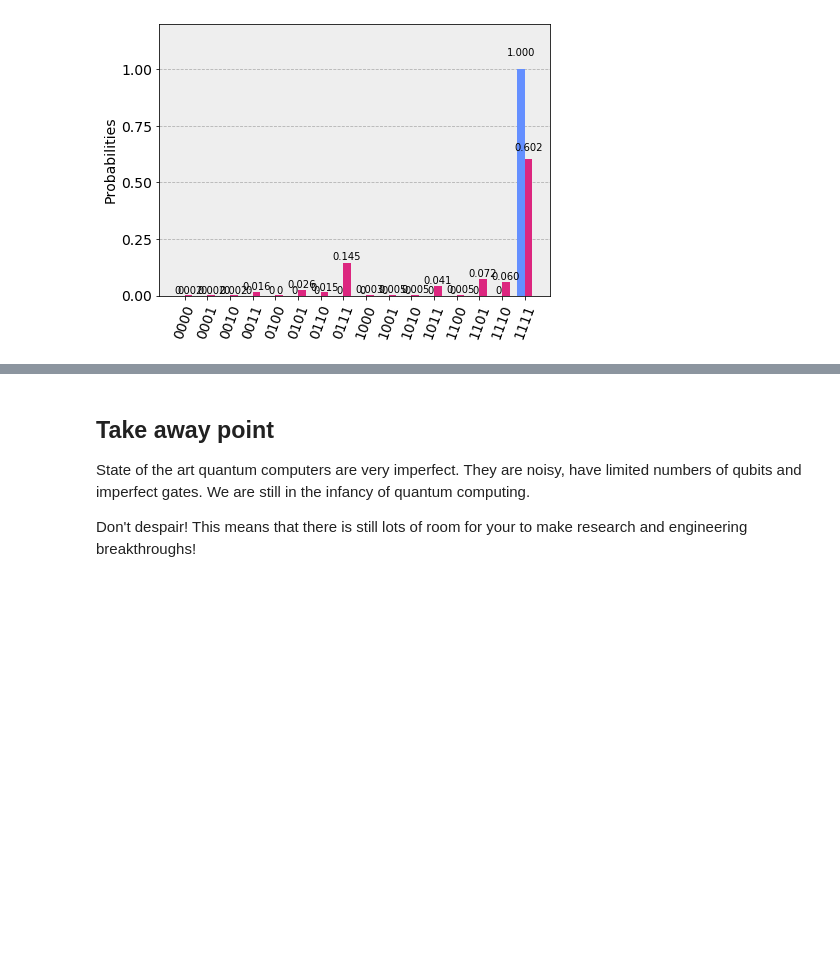
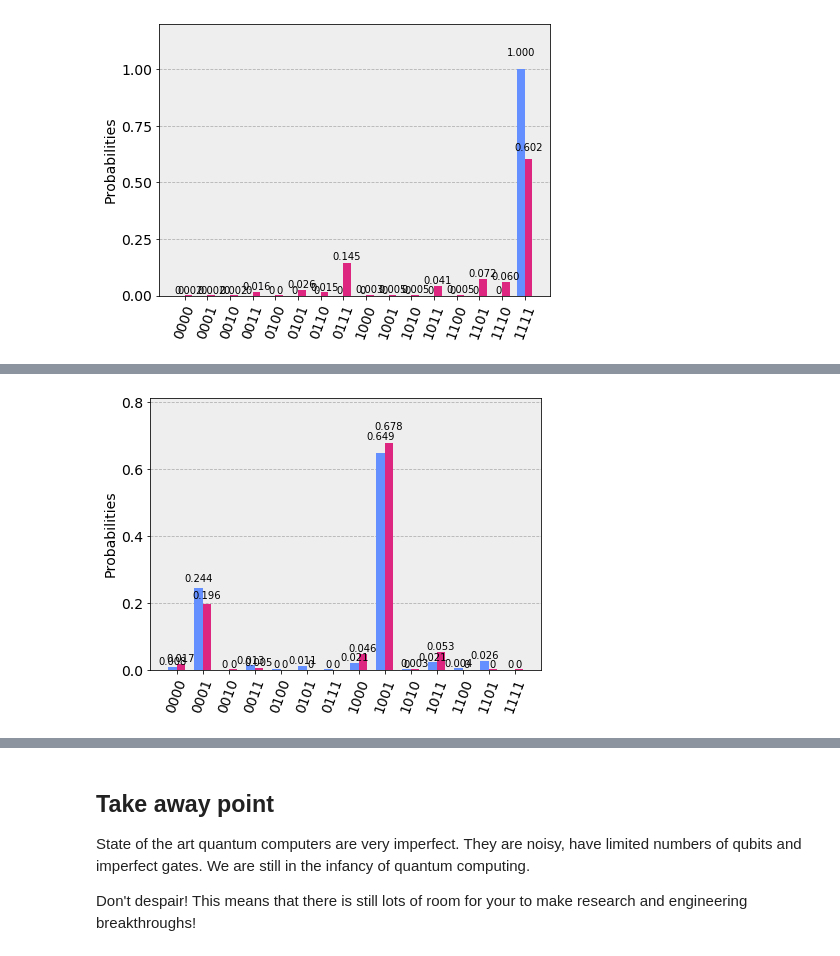
Before and after one commit to taalexander/useqip-exercises, a Jupyter notebook: exercises/1_building_and_running_quantum_circuits.ipynb, the cells around one changed output, grey strips where cells are left out. Cells and saved outputs as stored; diff of their text form; code cells hidden in the pictures; blank space fills up the shorter version.

```diff
--- a/exercises/1_building_and_running_quantum_circuits.ipynb
+++ b/exercises/1_building_and_running_quantum_circuits.ipynb
@@ -219,3 +216,24 @@ print(counts)
 3. Add 1000 gates at random
 4. Submit the job and ask for the result. We encourage you to time the results.
 5. Get the counts from the results and compare them.
+# %%
+n_qubits = 14
+n_gates = 1000
+
+qr = QuantumRegister(n_qubits)
+cr = ClassicalRegister(n_qubits)
+qc_benchmark = QuantumCircuit(qr, cr)
+
+for i in range(n_gates):
+    random_qubit = np.random.randint(0, n_qubits)
+    qc_benchmark.x(qr[random_qubit])
+
+qc_benchmark.measure(qr, cr)
+
+
+print('BasicAer')
+%time basicaer_result = execute(qc_benchmark, basicaer_backend_sim).result()
+print(basicaer_result.get_counts(qc_benchmark))
+print('Aer')
+%time aer_result = execute(qc_benchmark, aer_backend_sim).result()
+print(aer_result.get_counts(qc_benchmark))
@@ -314,15 +343,15 @@ qc_benchmark_20.measure(qr, cr)
 
 
 print('Simulation')
-%time sim_counts = execute([qc_benchmark, qc_benchmark_20], basicaer_backend_sim).result()
+%time sim_result = execute([qc_benchmark, qc_benchmark_20], basicaer_backend_sim).result()
 print('Melbourne')
-%time melbourne_counts = execute([qc_benchmark, qc_benchmark_20], melbourne_backend).result()
+%time melbourne_result = execute([qc_benchmark, qc_benchmark_20], melbourne_backend).result()
 
-sim_counts_1000 = sim_counts.get_counts(qc_benchmark)
-sim_counts_20 = sim_counts.get_counts(qc_benchmark_20)
+sim_counts_1000 = sim_result.get_counts(qc_benchmark)
+sim_counts_20 = sim_result.get_counts(qc_benchmark_20)
 
-melbourne_counts_1000 = melbourne_counts.get_counts(qc_benchmark)
-melbourne_counts_20 = melbourne_counts.get_counts(qc_benchmark_20)
+melbourne_counts_1000 = melbourne_result.get_counts(qc_benchmark)
+melbourne_counts_20 = melbourne_result.get_counts(qc_benchmark_20)
 # %% [output]
 Simulation
 CPU times: user 59.5 ms, sys: 45.4 ms, total: 105 ms
@@ -351,0 +425,6 @@ plot_histogram([sim_counts_20, melbourne_counts_20])
+# %%
+print('Noisy Simulation')
+%time noisy_sim_result = execute([qc_benchmark, qc_benchmark_20], aer_backend_sim, noise_model=noise_model, coupling_map=configuration.coupling_map, basis_gates=configuration.basis_gates).result()
+
+noisy_sim_counts_1000 = noisy_sim_result.get_counts(qc_benchmark)
+noisy_sim_counts_20 = noisy_sim_result.get_counts(qc_benchmark_20)
@@ -351,0 +435,4 @@ plot_histogram([sim_counts_20, melbourne_counts_20])
+# %%
+plot_histogram([noisy_sim_counts_1000, melbourne_counts_1000])
+# %% [output]
+[figure, added]
```
Also changed, not shown: parts of 18 cells of this notebook, 2 other files.
